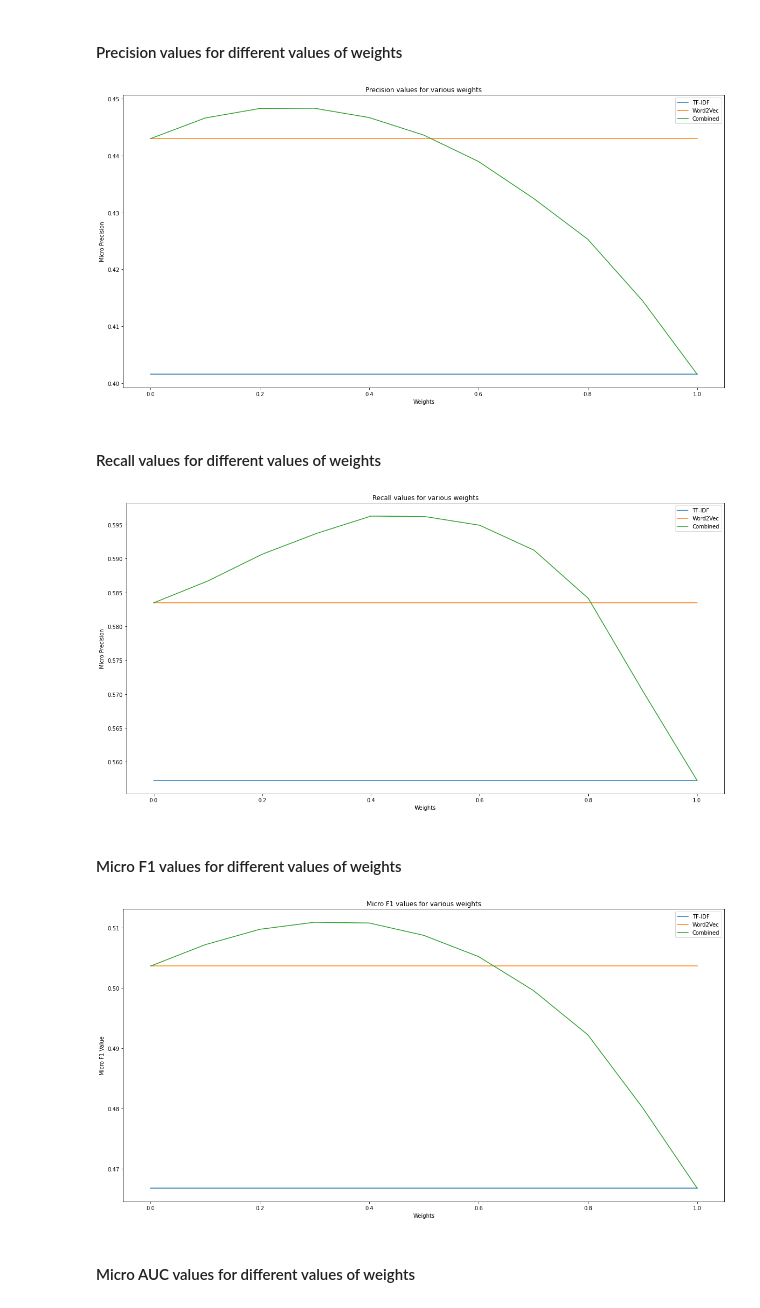
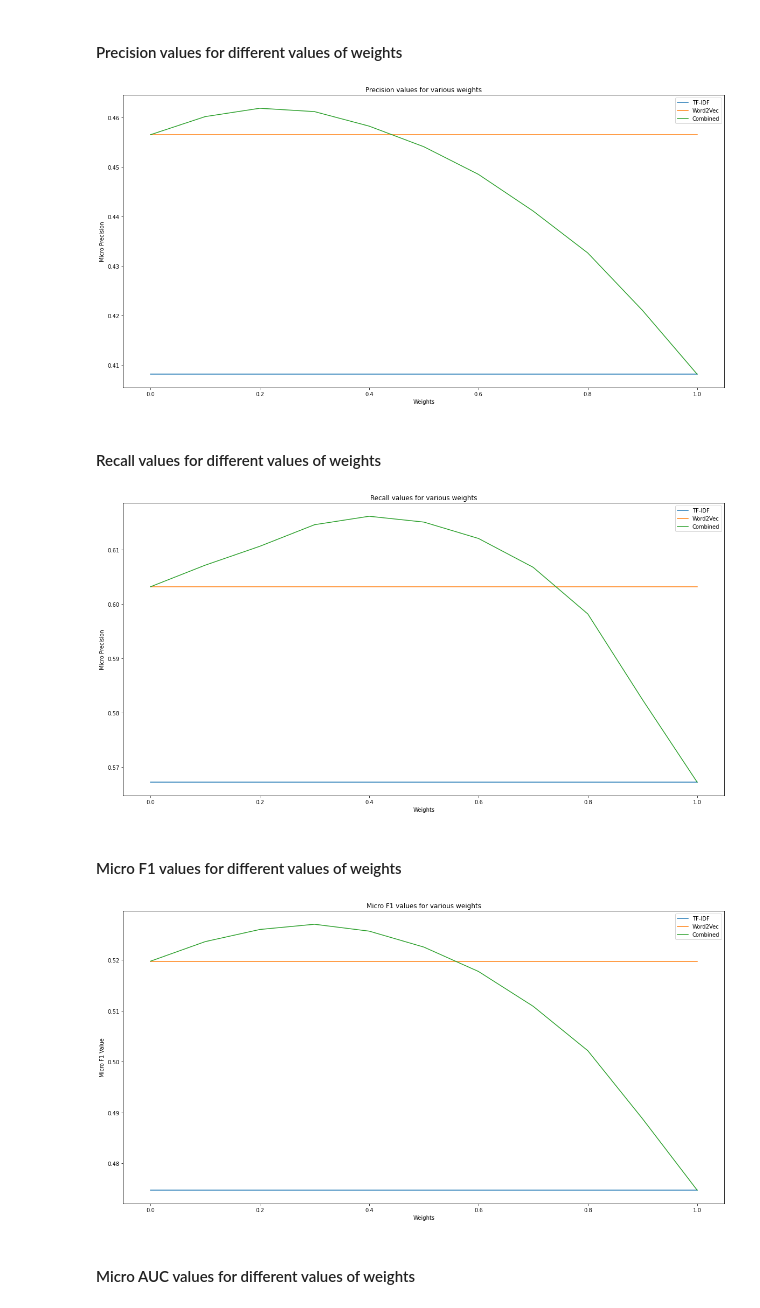
Before and after one commit to ratanbajpai/disease_prediction_using_bilstm, a Jupyter notebook: source/05_bilstm_training_v2.ipynb, the cells around one changed output. Saved outputs shown, nothing was run; the diff lists cells and outputs as text; code cells hidden in the pictures.

```diff
--- a/source/05_bilstm_training_v2.ipynb
+++ b/source/05_bilstm_training_v2.ipynb
@@ -422,6 +423,8 @@ Epoch: 10        Validation p: 0.40, r:0.56, f: 0.47, auc: 0.74
 #### Load Symptom to Disease Model
 # %%
 torch.save(sym_disease_model, SYMPTOM_TO_DIAGNOSE_MODEL_FILE)
+# %%
+sym_disease_model = torch.load(SYMPTOM_TO_DIAGNOSE_MODEL_FILE)
 # %% [markdown]
 <code>
 Epoch: 1 	 Training Loss: 0.239751
@@ -584,6 +587,8 @@ Epoch: 15        Validation p: 0.44, r:0.58, f: 0.50, auc: 0.76
 #### Save Symptom to symptom model on filesystem
 # %%
 torch.save(symp_to_symp_model, SYMPTOM_TO_SYMPTOM_MODEL_FILE)
+# %%
+symp_to_symp_model = torch.load(SYMPTOM_TO_SYMPTOM_MODEL_FILE)
 # %% [markdown]
 <code>
 Epoch: 1 	 Training Loss: 0.254184
@@ -702,9 +712,11 @@ def combined_prediction(sym_disease_model, symp_to_symp_model, test_loader, weig
 # %%
 weights = [0.0, 0.1, 0.2, 0.3, 0.4, 0.5, 0.6, 0.7, 0.8, 0.9, 1.0]
-result_list = []
+result_list_micro = []
+result_list_macro = []
 for weight in weights:
-    result = combined_prediction(sym_disease_model, symp_to_symp_model, test_loader, weight)
-    result_list.append(result)
+    result_micro, result_macro = combined_prediction(sym_disease_model, symp_to_symp_model, validation_loader, weight)
+    result_list_micro.append(result_micro)
+    result_list_macro.append(result_macro)
 
 
 #print('\nFinal \t Validation p: {:.2f}, r:{:.2f}, f: {:.2f}, auc: {:.2f}'.format(p, r, f, auc))
@@ -767,38 +799,41 @@ Combined (Word2Vec) 	 Validation p: 0.40, r:0.56, f: 0.47, auc: 0.74
 # %%
 import matplotlib.pyplot as plt
 
-with open(RESULTS_FILE_PATH, 'w') as f:
-    json.dump(result_list, f)
+with open(RESULTS_FILE_PATH + "_MI", 'w') as f:
+    json.dump(result_list_micro, f)
 
-np_array = np.array(result_list)
+with open(RESULTS_FILE_PATH + "_MA", 'w') as f:
+    json.dump(result_list_macro, f)
+
+np_array_micro = np.array(result_list_micro)
 
 plt.figure(figsize=(20,10))
 plt.title(f"Precision values for various weights")
 plt.xlabel('Weights')
 plt.ylabel('Micro Precision')
 
-p1 = plt.plot(weights, np_array[:,0,0], label="TF-IDF")
-p2 = plt.plot(weights, np_array[:,1,0], label="Word2Vec")
-p3 = plt.plot(weights, np_array[:,2,0], label="Combined")
+p1 = plt.plot(weights, np_array_micro[:,0,0], label="TF-IDF")
+p2 = plt.plot(weights, np_array_micro[:,1,0], label="Word2Vec")
+p3 = plt.plot(weights, np_array_micro[:,2,0], label="Combined")
 
 leg = plt.legend()
 # %% [output]
-[figure, old version]
+[figure, new version]
 # %% [markdown]
 #### Recall values for different values of weights
 # %%
 plt.figure(figsize=(20,10))
 plt.title(f"Recall values for various weights")
 plt.xlabel('Weights')
 plt.ylabel('Micro Precision')
 
-p1 = plt.plot(weights, np_array[:,0,1], label="TF-IDF")
-p2 = plt.plot(weights, np_array[:,1,1], label="Word2Vec")
-p3 = plt.plot(weights, np_array[:,2,1], label="Combined")
+p1 = plt.plot(weights, np_array_micro[:,0,1], label="TF-IDF")
+p2 = plt.plot(weights, np_array_micro[:,1,1], label="Word2Vec")
+p3 = plt.plot(weights, np_array_micro[:,2,1], label="Combined")
 
 leg = plt.legend()
 # %% [output]
-[figure, old version]
+[figure, new version]
 # %% [markdown]
 #### Micro F1 values for different values of weights
 # %%
@@ -807,13 +842,13 @@ plt.title(f"Micro F1 values for various weights")
 plt.xlabel('Weights')
 plt.ylabel('Micro F1 Value')
 
-p1 = plt.plot(weights, np_array[:,0,2], label="TF-IDF")
-p2 = plt.plot(weights, np_array[:,1,2], label="Word2Vec")
-p3 = plt.plot(weights, np_array[:,2,2], label="Combined")
+p1 = plt.plot(weights, np_array_micro[:,0,2], label="TF-IDF")
+p2 = plt.plot(weights, np_array_micro[:,1,2], label="Word2Vec")
+p3 = plt.plot(weights, np_array_micro[:,2,2], label="Combined")
 
 leg = plt.legend()
 # %% [output]
-[figure, old version]
+[figure, new version]
 # %% [markdown]
 #### Micro AUC values for different values of weights
 # %%
```
Also changed, not shown: parts of 11 cells of this notebook.
